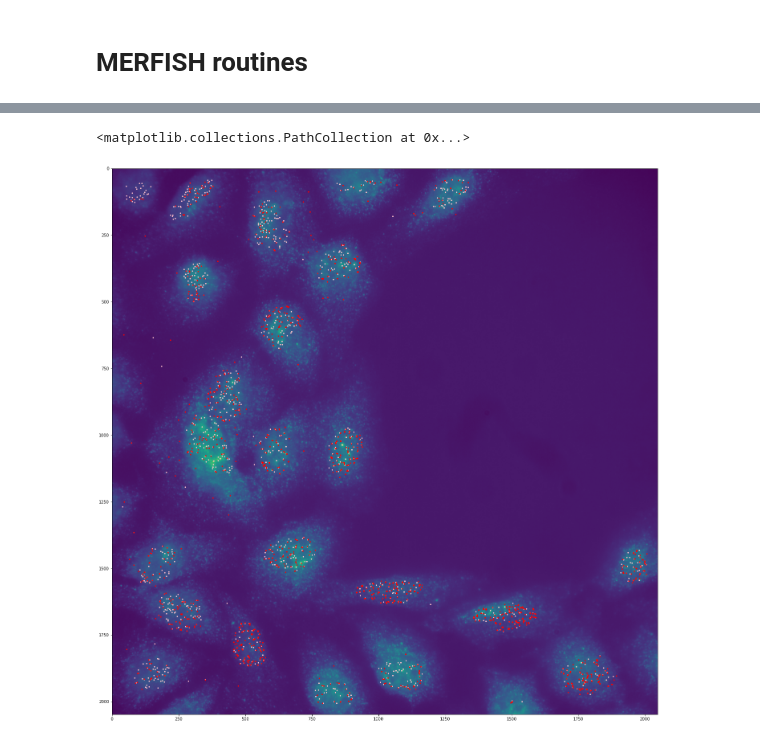
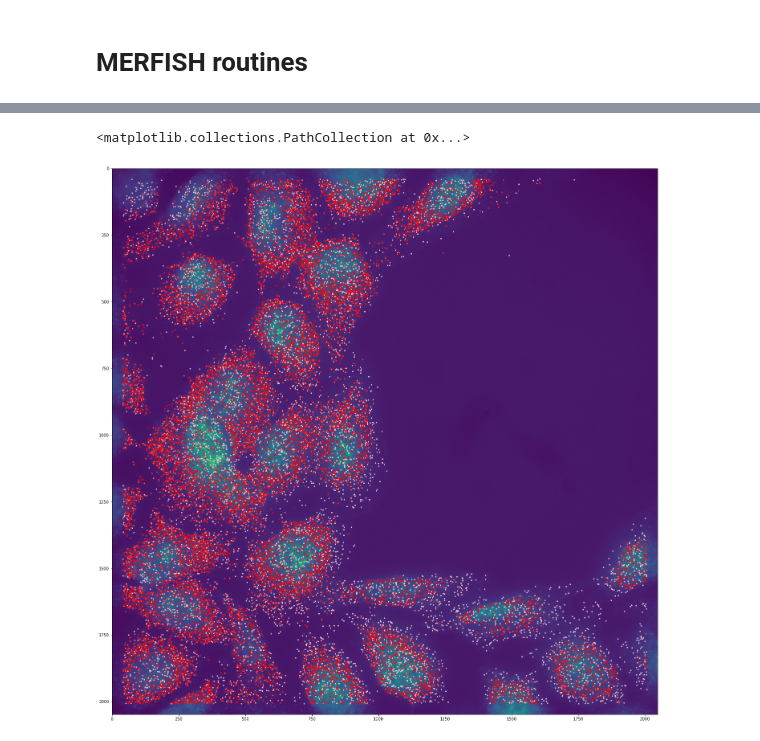
Before and after one commit to TuragaLab/decode_fish, a Jupyter notebook: nbs/19_MERFISH_routines.ipynb, the cells around one changed output, grey strips where cells are left out. Cells and saved outputs as stored; diff of their text form; code cells hidden in the pictures.

```diff
--- a/nbs/19_MERFISH_routines.ipynb
+++ b/nbs/19_MERFISH_routines.ipynb
@@ -374,0 +484,2 @@ res_df_filt['code_err'] = metric_outputs[metric_outputs <= 1.25]
+# %%
+res_df_filt = match_codes(res_df, code_ref, targets, metric_lim=1.25, cc_lim=3)
@@ -375,19 +511,3 @@ res_df_filt['code_err'] = metric_outputs[metric_outputs <= 1.25]
 # %%
-bench_match = bench_df.copy()
-bench_match.loc[:,'frame_idx'] = 0
-bench_match.loc[:,'loc_idx'] = np.arange(len(bench_match))
-bench_match.loc[:,'int'] = bench_match['total_magnitude']
-bench_match.loc[:,'z'] = 50/100
-bench_match = px_to_nm(bench_match)
-
-res_df_filt.loc[:,'frame_idx'] = 0
-
-_,_,shift = matching(bench_match, res_df_filt, tolerance=250, print_res=False)
-
-bench_match = shift_df(bench_match, shift=-np.array(shift))
-
-_,_,shift = matching(bench_match, res_df_filt, tolerance=250, print_res=False)
-
-bench_match = shift_df(bench_match, shift=-np.array(shift))
-_,matches,shift = matching(bench_match, res_df_filt, tolerance=250, print_res=True)
+matches = match_bench(res_df_filt, bench_df)
 # %% [output]
@@ -418,13 +522,0 @@ res_df_filt
-# %%
-x = np.linspace(1000,len(res_df_filt),100)
-max_blanks = res_df_filt['gene'].str.contains('Blank').sum()
-vardict = {'logdist':False, 'int':False, 'rmses':True, 'code_err':True}
-rocs = {}
-
-for v in vardict:
-
-    res_df_filt = res_df_filt.sort_values(v, ascending=vardict[v])
-    n_blanks = []
-    for i in x:
-        n_blanks.append((res_df_filt[:int(i)]['gene'].str.contains('Blank')).sum())
-    rocs[v] = n_blanks
@@ -459,5 +523,5 @@ plt.legend()
 # %%
-res_sub = res_df_filt[:]
+res_sub = res_df_filt[:17500]
 # %%
 bench_counts = DF(data=None, index=targets)
 bench_counts['Res_all'] = res_sub.groupby('gene')['gene'].count()
@@ -519,16 +613,16 @@ image_paths = sorted(glob.glob('/groups/turaga/home/speisera/Mackebox/Artur/Work
 # %%
 ind = 0
 img = load_tiff_image(image_paths[ind])
-preds_px = nm_to_px(res_sub)[res_sub['gene']=='MALAT1']
-bench_px = nm_to_px(bench_match)[bench_match['gene']=='MALAT1']
+preds_px = nm_to_px(res_sub)#[res_sub['gene']=='MALAT1']
+bench_px = nm_to_px(bench_match)#[bench_match['gene']=='MALAT1']
 plt.figure(figsize=(25,25))
 plt.imshow(img[0,0])
 
 plt.scatter(bench_px['x'],bench_px['y'], color='pink', s=5)
 plt.scatter(preds_px['x'],preds_px['y'], color='red', s=5)
 # %% [output]
 <matplotlib.collections.PathCollection at 0x...>
-[figure, old version]
+[figure, new version]
 # %%
 !nbdev_build_lib
 # %% [output]
```
Also changed, not shown: parts of 32 cells of this notebook, 32 other files.
